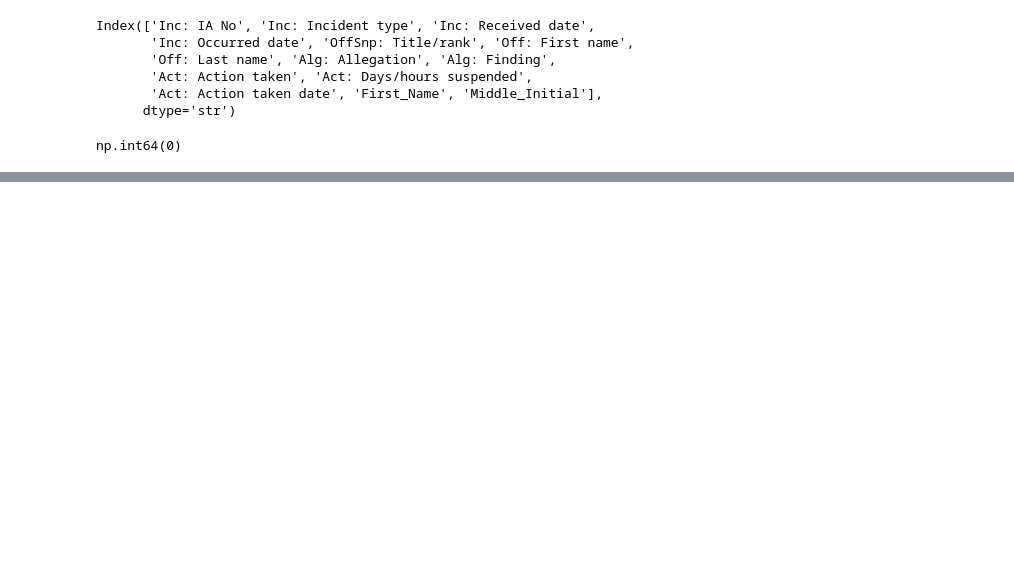
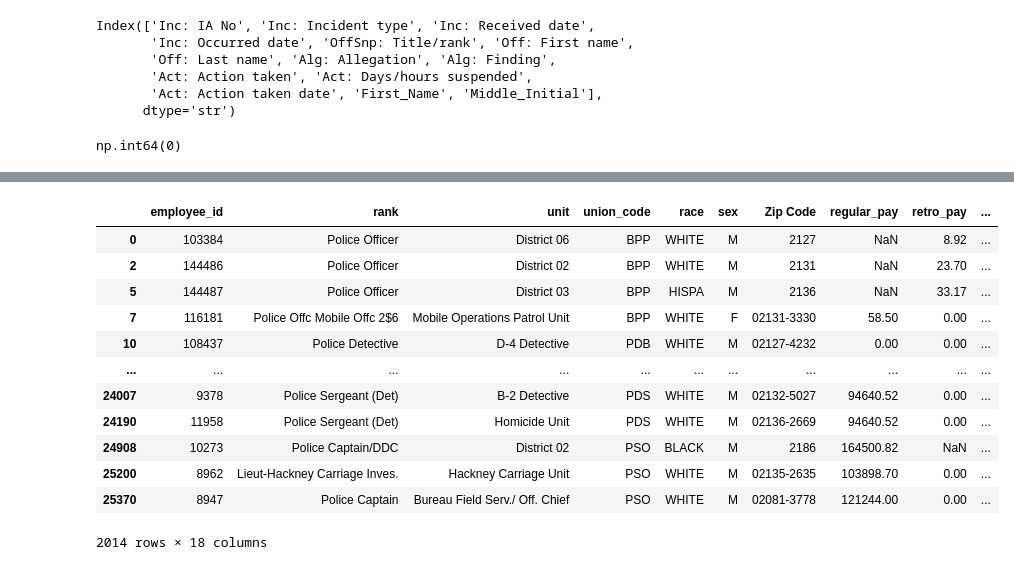
Before and after one commit to syang0915/bpdpopprofiles, a Jupyter notebook: data/testing.ipynb, the cells around one changed output, grey strips where cells are left out. Cells and saved outputs as stored; diff of their text form; code cells hidden in the pictures; blank space fills up the shorter version.

```diff
--- a/data/testing.ipynb
+++ b/data/testing.ipynb
@@ -170,0 +190,18 @@ np.int64(0)
+# %%
+pay = pay.drop_duplicates("employee_id")
+# %%
+pay
+# %% [output]
+|  | employee_id | rank | unit | union_code | race | sex | Zip Code | regular_pay | retro_pay | ... |
+| 0 | 103384 | Police Officer | District 06 | BPP | WHITE | M | 2127 | NaN | 8.92 | ... |
+| 2 | 144486 | Police Officer | District 02 | BPP | WHITE | M | 2131 | NaN | 23.70 | ... |
+| 5 | 144487 | Police Officer | District 03 | BPP | HISPA | M | 2136 | NaN | 33.17 | ... |
+| 7 | 116181 | Police Offc Mobile Offc 2$6 | Mobile Operations Patrol Unit | BPP | WHITE | F | 02131-3330 | 58.50 | 0.00 | ... |
+| 10 | 108437 | Police Detective | D-4 Detective | PDB | WHITE | M | 02127-4232 | 0.00 | 0.00 | ... |
+| ... | ... | ... | ... | ... | ... | ... | ... | ... | ... | ... |
+| 24007 | 9378 | Police Sergeant (Det) | B-2 Detective | PDS | WHITE | M | 02132-5027 | 94640.52 | 0.00 | ... |
+| 24190 | 11958 | Police Sergeant (Det) | Homicide Unit | PDS | WHITE | M | 02136-2669 | 94640.52 | 0.00 | ... |
+| 24908 | 10273 | Police Captain/DDC | District 02 | PSO | BLACK | M | 2186 | 164500.82 | NaN | ... |
+| 25200 | 8962 | Lieut-Hackney Carriage Inves. | Hackney Carriage Unit | PSO | WHITE | M | 02135-2635 | 103898.70 | 0.00 | ... |
+| 25370 | 8947 | Police Captain | Bureau Field Serv./ Off. Chief | PSO | WHITE | M | 02081-3778 | 121244.00 | 0.00 | ... |
+2014 rows × 18 columns
```
Also changed, not shown: parts of 23 cells of this notebook, 9 other files.
